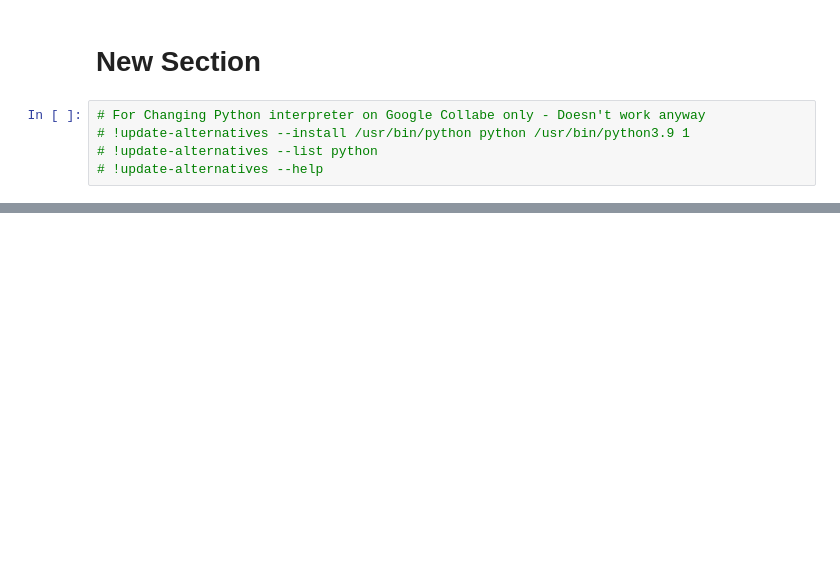
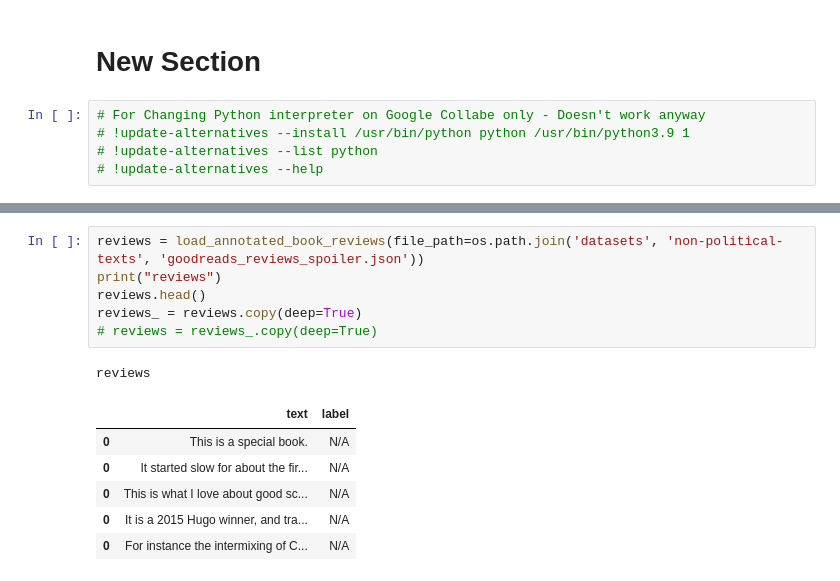
Before and after one commit to Meatssauce/ProjectApricot, a Jupyter notebook: claim_detection/notebook.ipynb, the cells around one changed output, grey strips where cells are left out. Drawn from its saved outputs; the diff is of its cells as text; blank space fills up the shorter version.

```diff
--- a/claim_detection/notebook.ipynb
+++ b/claim_detection/notebook.ipynb
@@ -510,0 +492,14 @@ def main(annotated_texts: pd.DataFrame = None):
+# %%
+reviews = load_annotated_book_reviews(file_path=os.path.join('datasets', 'non-political-texts', 'goodreads_reviews_spoiler.json'))
+print("reviews")
+reviews.head()
+reviews_ = reviews.copy(deep=True)
+# reviews = reviews_.copy(deep=True)
+# %% [output]
+reviews
+|  | text | label |
+| 0 | This is a special book. | N/A |
+| 0 | It started slow for about the fir... | N/A |
+| 0 | This is what I love about good sc... | N/A |
+| 0 | It is a 2015 Hugo winner, and tra... | N/A |
+| 0 | For instance the intermixing of C... | N/A |
```
Also changed, not shown: parts of 10 cells of this notebook, 4 other files.
